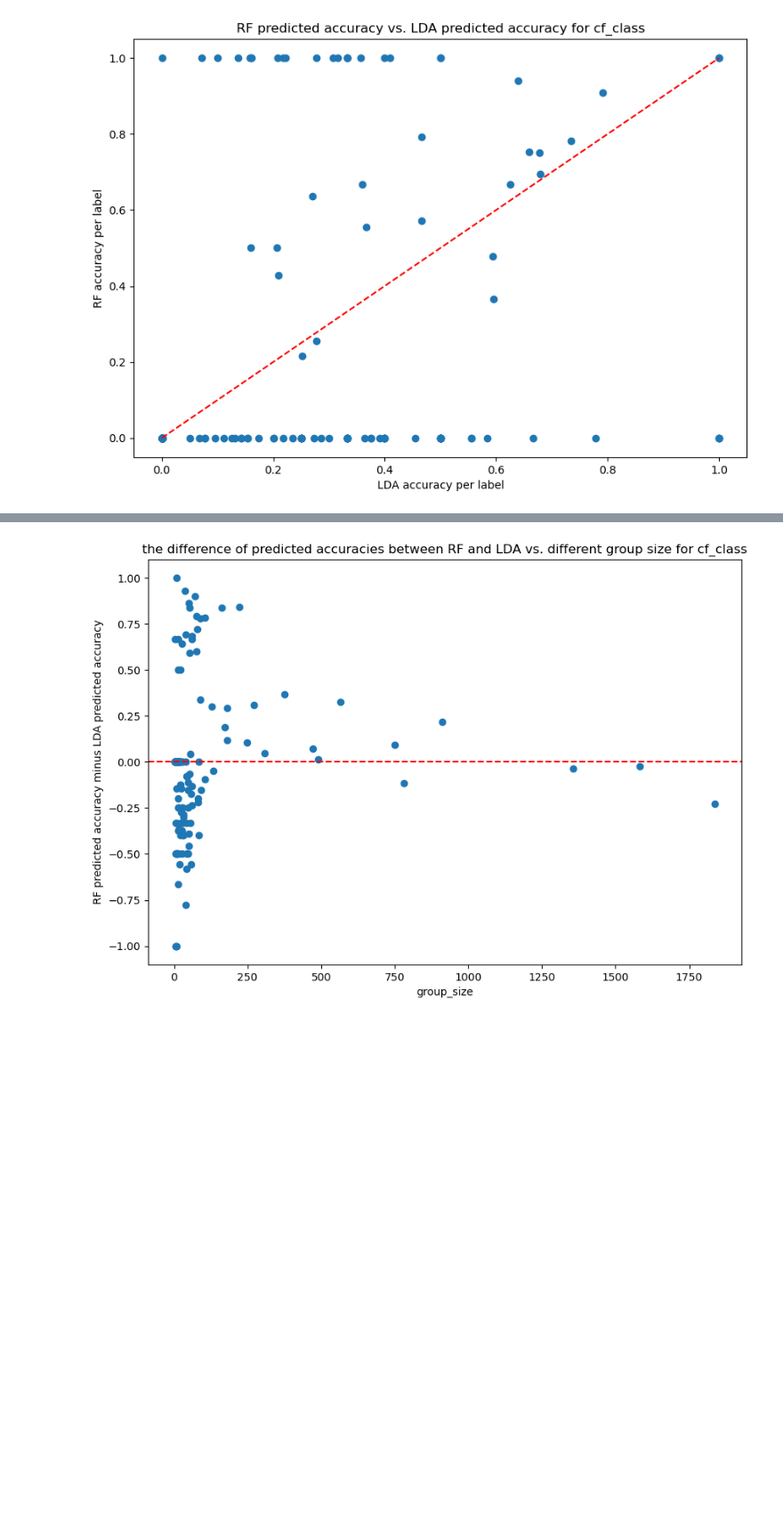
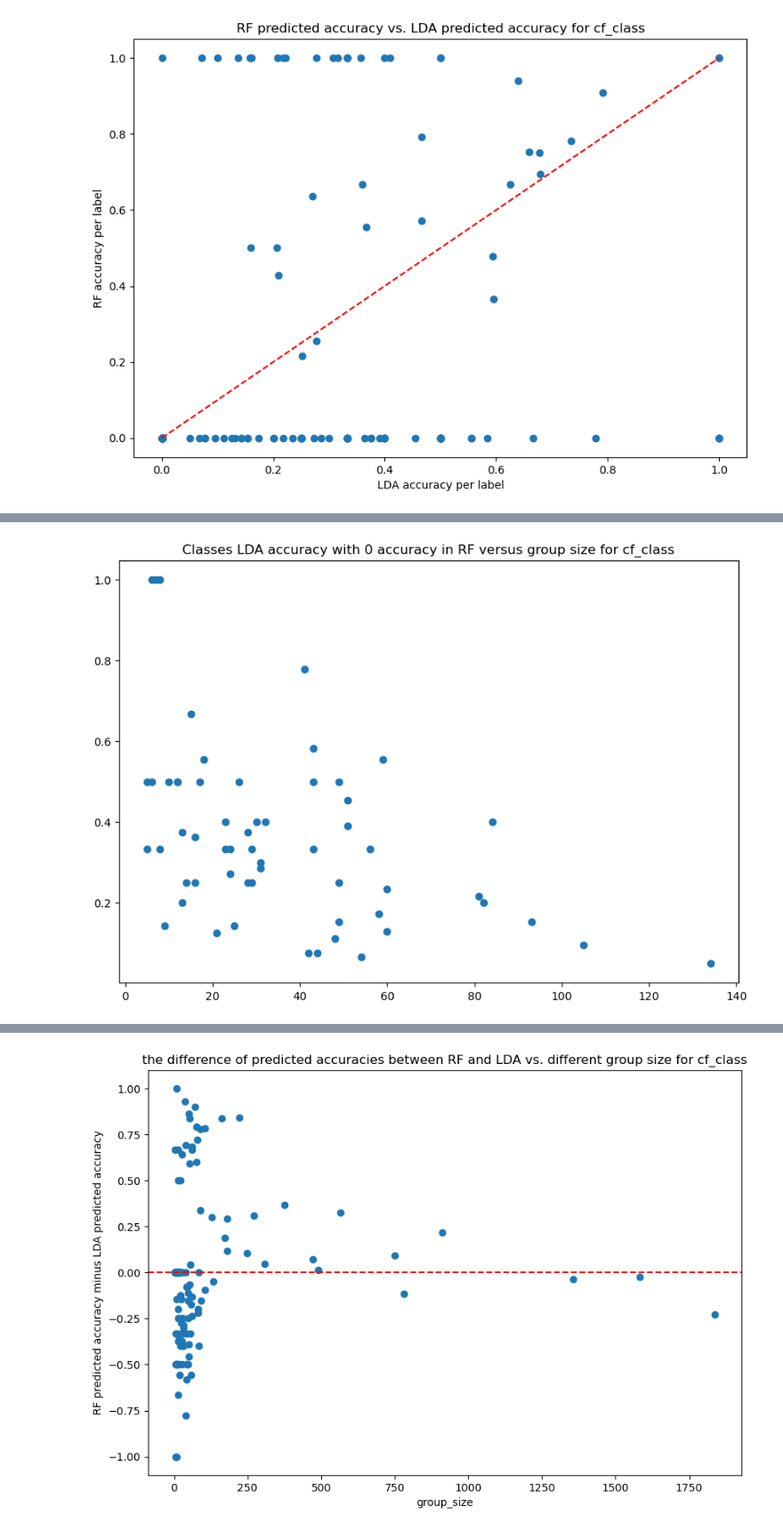
Before and after one commit to Yiyuan-Ding/MS2ChemClass, a Jupyter notebook: accuracy_comparision_RF_LDA.ipynb, the cells around one changed output, grey strips where cells are left out. Shown at 89% size. Drawn from its saved outputs; the diff is of its cells as text; code cells hidden in the pictures; blank space fills up the shorter version.

```diff
--- a/accuracy_comparision_RF_LDA.ipynb
+++ b/accuracy_comparision_RF_LDA.ipynb
@@ -33,0 +50,12 @@ plt.show()
+# %%
+labels=list(lda_class_accuracy['labels'])
+lda_acc = list(lda_class_accuracy['accuracy'])
+rf_acc=list(rf_class_accuracy['accuracy'])
+# %%
+groupsize=[]
+acc=[]
+for i,v in enumerate(labels):
+    if rf_acc[i]==0 and lda_acc[i] != 0:
+        groupsize.append(lda_class_accuracy['group_size'][i])
+        acc.append(lda_acc[i])
+        print(v,lda_acc[i], lda_class_accuracy['group_size'][i])
@@ -33,0 +80,6 @@ plt.show()
+# %%
+plt.scatter(groupsize,acc)
+plt.title(f'Classes LDA accuracy with 0 accuracy in RF versus group size for {data_type}')
+plt.show()
+# %% [output]
+[figure, added]
```
Also changed, not shown: parts of 18 cells of this notebook, 6 other files.
